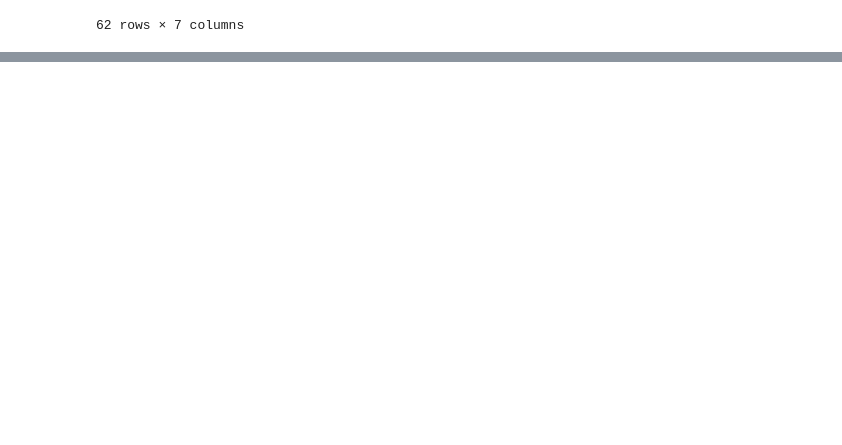
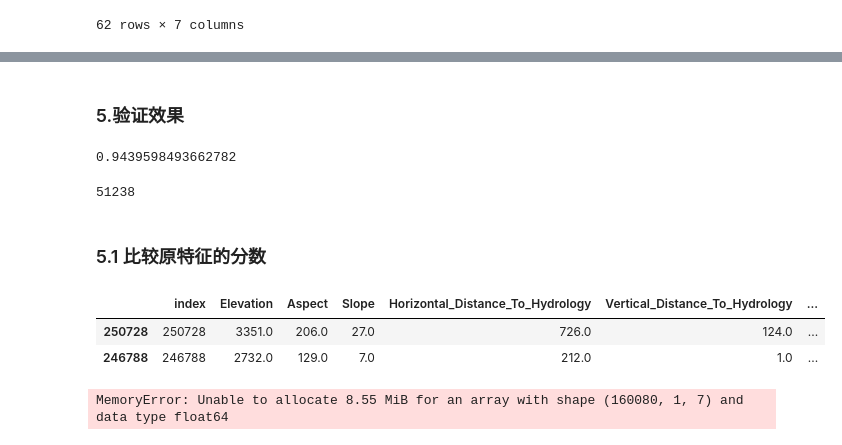
Before and after one commit to ben1234560/AiLearning-Theory-Applying, a Jupyter notebook: 竞赛优胜技巧/Automated feature engineering.ipynb, the cells around one changed output, grey strips where cells are left out. Saved outputs shown, nothing was run; the diff lists cells and outputs as text; code cells hidden in the pictures; blank space fills up the shorter version.

```diff
--- a/竞赛优胜技巧/Automated feature engineering.ipynb
+++ b/竞赛优胜技巧/Automated feature engineering.ipynb
@@ -257,0 +413,40 @@ primitives[primitives['type'] == 'transform'].head(primitives[primitives['type']
+# %% [markdown]
+### 5.验证效果
+# %%
+# 验证效果
+Y_pred = random_forest.predict(test_X[X_selected_df.columns])
+print(accuracy_score(Y_pred,test_y))  # RF
+# %% [output]
+0.9439598493662782
+# %%
+import gc
+del features_filtered
+del features_positive
+del fetch_covtype
+del df, X,y, X_selected_df,train,test,train_df,test_df,train_X,train_y
+gc.collect()
+# %% [output]
+51238
+# %% [markdown]
+### 5.1 比较原特征的分数
+# %%
+org_df = pd.merge(X, y, on=['index'])
+org_train_df, org_test_df = train_test_split(org_df,random_state=42)
+org_train_X = org_train_df.drop('Cover_Type',1)
+org_train_y = org_train_df['Cover_Type']
+
+org_test_X = org_test_df.drop('Cover_Type',1)
+org_test_y = org_test_df['Cover_Type']
+org_test_X.head(2)
+# %% [output]
+|  | index | Elevation | Aspect | Slope | Horizontal_Distance_To_Hydrology | Vertical_Distance_To_Hydrology | ... |
+| 250728 | 250728 | 3351.0 | 206.0 | 27.0 | 726.0 | 124.0 | ... |
+| 246788 | 246788 | 2732.0 | 129.0 | 7.0 | 212.0 | 1.0 | ... |
+# %%
+%%time
+random_forest = RandomForestClassifier(n_estimators=500,oob_score=True)
+random_forest.fit(org_train_X, org_train_y)
+pred_org_test_y = random_forest.predict(org_test_X)
+print(accuracy_score(pred_org_test_y,org_test_y))  # RF
+# %% [output]
+MemoryError: Unable to allocate 8.55 MiB for an array with shape (160080, 1, 7) and data type float64
```
Also changed, not shown: parts of 32 cells of this notebook.
